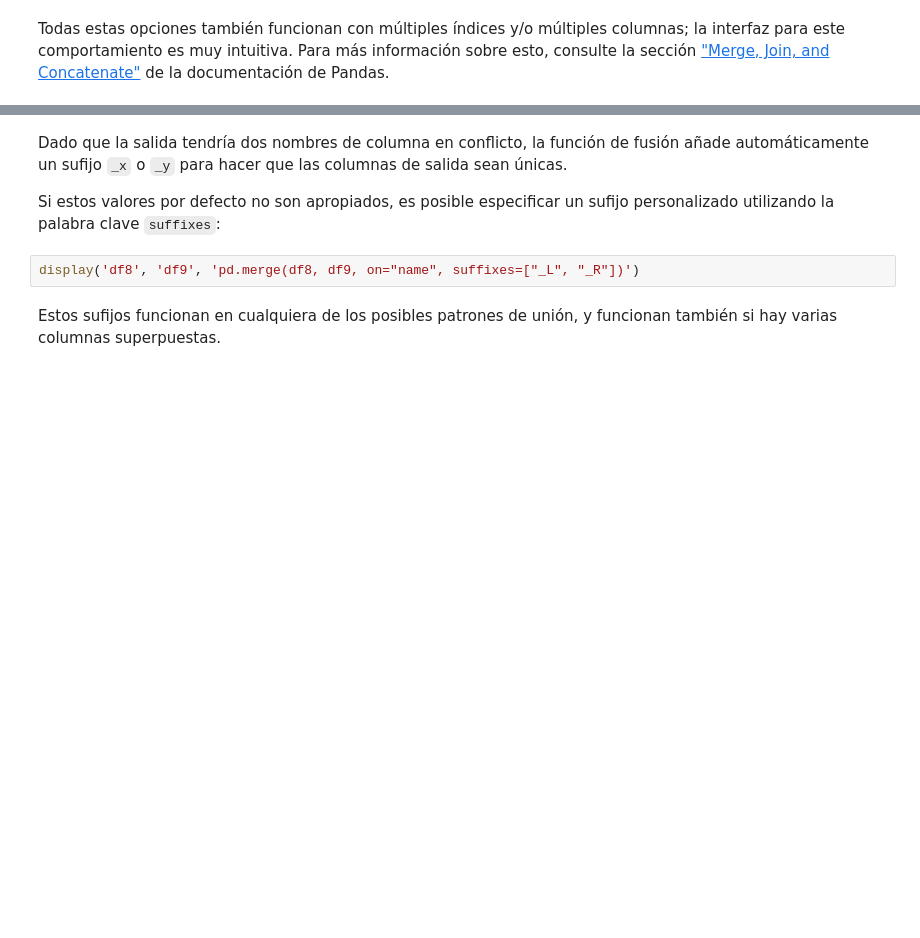
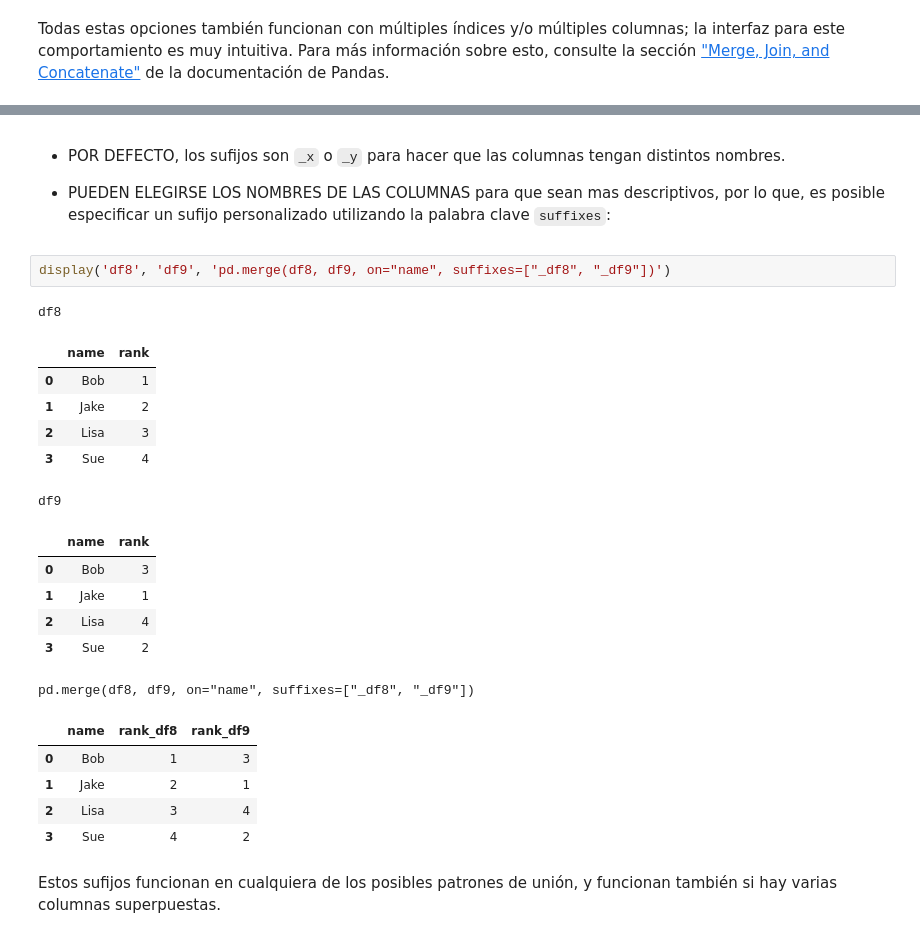
Before and after one commit to XimenaPO/DS_PT_09_2023, a Jupyter notebook: Data_Analysis/2-Pandas/Teoría/7_Merge-and-Join.ipynb, the cells around one changed output, grey strips where cells are left out. Drawn from its saved outputs; the diff is of its cells as text; blank space fills up the shorter version.

```diff
--- a/Data_Analysis/2-Pandas/Teoría/7_Merge-and-Join.ipynb
+++ b/Data_Analysis/2-Pandas/Teoría/7_Merge-and-Join.ipynb
@@ -301,9 +508,28 @@ display('df8', 'df9', 'pd.merge(df8, df9, on="name")')
 # %% [markdown]
-Dado que la salida tendría dos nombres de columna en conflicto, la función de fusión añade automáticamente un sufijo ``_x`` o ``_y`` para hacer que las columnas de salida sean únicas.
+- POR DEFECTO, los sufijos son ``_x`` o ``_y`` para hacer que las columnas tengan distintos nombres.
 
-Si estos valores por defecto no son apropiados, es posible especificar un sufijo personalizado utilizando la palabra clave ``suffixes``:
+- PUEDEN ELEGIRSE LOS NOMBRES DE LAS COLUMNAS para que sean mas descriptivos, por lo que, es posible especificar un sufijo personalizado utilizando la palabra clave ``suffixes``:
 # %%
-display('df8', 'df9', 'pd.merge(df8, df9, on="name", suffixes=["_L", "_R"])')
+display('df8', 'df9', 'pd.merge(df8, df9, on="name", suffixes=["_df8", "_df9"])')
+# %% [output]
+df8
+|  | name | rank |
+| 0 | Bob | 1 |
+| 1 | Jake | 2 |
+| 2 | Lisa | 3 |
+| 3 | Sue | 4 |
+df9
+|  | name | rank |
+| 0 | Bob | 3 |
+| 1 | Jake | 1 |
+| 2 | Lisa | 4 |
+| 3 | Sue | 2 |
+pd.merge(df8, df9, on="name", suffixes=["_df8", "_df9"])
+|  | name | rank_df8 | rank_df9 |
+| 0 | Bob | 1 | 3 |
+| 1 | Jake | 2 | 1 |
+| 2 | Lisa | 3 | 4 |
+| 3 | Sue | 4 | 2 |
 # %% [markdown]
 Estos sufijos funcionan en cualquiera de los posibles patrones de unión, y funcionan también si hay varias columnas superpuestas.
 # %% [markdown]
```
Also changed, not shown: parts of 82 cells of this notebook, 1 other file.
